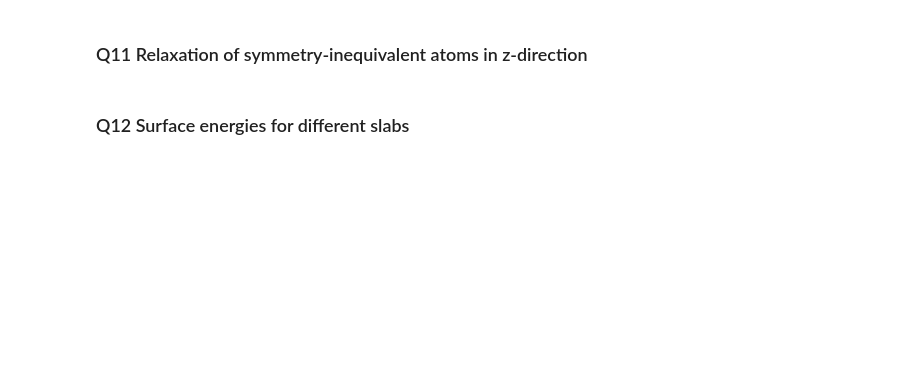
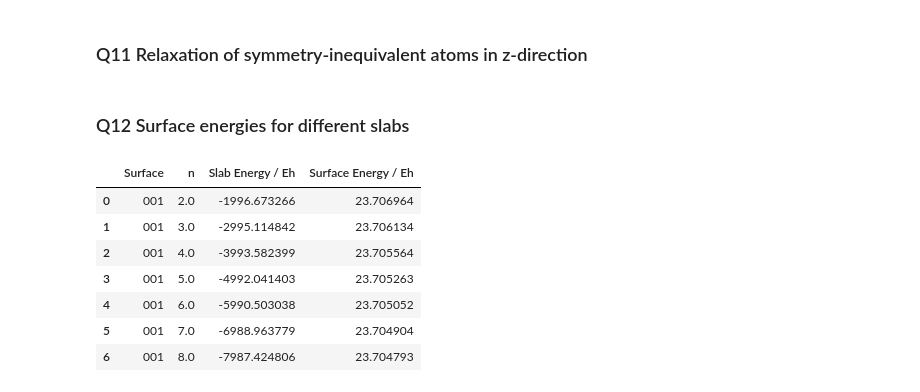
Before and after one commit to tomfroembgen/WP12, a Jupyter notebook: 3_bredow/wp12_3.ipynb, the cells around one changed output. Drawn from its saved outputs; the diff is of its cells as text; code cells hidden in the pictures; blank space fills up the shorter version.

```diff
--- a/3_bredow/wp12_3.ipynb
+++ b/3_bredow/wp12_3.ipynb
@@ -337,3 +373,91 @@ df.to_csv(save_loc, index=False)
 ### Q11 Relaxation of symmetry-inequivalent atoms in z-direction
 # %% [markdown]
 ### Q12 Surface energies for different slabs
+# %%
+def getFileList001():
+    filelist = []
+    for file in sorted(Path("./ex2/slab/pbesol-rev2/001/").rglob("[2-8]/*.out")):
+        filelist.append(file)
+
+    if len(filelist) == 0:
+        sys.exit("No '*data' files found.")
+
+    return filelist
+
+def getFileList101():
+    filelist = []
+    for file in sorted(Path("./ex2/slab/pbesol-rev2/101/").rglob("[2-8]/*.out")):
+        filelist.append(file)
+
+    if len(filelist) == 0:
+        sys.exit("No '*data' files found.")
+
+    return filelist
+
+def getFileList100():
+    filelist = []
+    for file in sorted(Path("./ex2/slab/pbesol-rev2/100/").rglob("[2-8]/*.out")):
+        filelist.append(file)
+
+    if len(filelist) == 0:
+        sys.exit("No '*data' files found.")
+
+    return filelist
+
+def getFileList110():
+    filelist = []
+    for file in sorted(Path("./ex2/slab/pbesol-rev2/110/").rglob("[2-8]/*.out")):
+        filelist.append(file)
+
+    if len(filelist) == 0:
+        sys.exit("No '*data' files found.")
+
+    return filelist
+
+data1 = []
+data2 = []
+data3 = []
+data4 = []
+data = [data1, data2, data3, data4]
+
+surf1 = getFileList001()
+surf2 = getFileList100()
+surf3 = getFileList101()
+surf4 = getFileList110()
+surfaces = [surf1, surf2, surf3, surf4]
+
+E_bulk = -1.996921376418E+03
+
+for i, sf in enumerate(surfaces):
+    for j, file in enumerate(sf):
+        with open(file) as f:
+            nlayer = float(str(file.parent).split("/")[4])
+            for line in f:
+                if "AREA OF THE 2D CELL" in line:
+                    A = float(line.split()[5])
+                if "== SCF ENDED - CONVERGENCE ON ENERGY" in line:
+                    Eslab = float(line.split()[8])
+
+
+        Esurf = (Eslab - nlayer*E_bulk) / (2 * A * nlayer)
+        surface = str(file.parent).split("/")[3]
+        data[i].append([surface, nlayer, Eslab, Esurf])
+
+    cols = ["Surface", "n" ,"Slab Energy / Eh", "Surface Energy / Eh"]
+    df = [df1, df2, df3, df4]
+    df[i] = pd.DataFrame(columns=cols, data=data[i])
+    display(df[i])
+
+    # save to csv
+    file_names = ["ex2/surface-energy-001.csv", "ex2/surface-energy-100.csv", "ex2/surface-energy-101.csv", "ex2/surface-energy-110.csv"]
+    save_loc = os.path.join(os.path.realpath("."), file_names[i])
+    df[i].to_csv(save_loc, index=False)
+# %% [output]
+|  | Surface | n | Slab Energy / Eh | Surface Energy / Eh |
+| 0 | 001 | 2.0 | -1996.673266 | 23.706964 |
+| 1 | 001 | 3.0 | -2995.114842 | 23.706134 |
+| 2 | 001 | 4.0 | -3993.582399 | 23.705564 |
+| 3 | 001 | 5.0 | -4992.041403 | 23.705263 |
+| 4 | 001 | 6.0 | -5990.503038 | 23.705052 |
+| 5 | 001 | 7.0 | -6988.963779 | 23.704904 |
+| 6 | 001 | 8.0 | -7987.424806 | 23.704793 |
```
Also changed, not shown: parts of 5 cells of this notebook, 2 other files.
